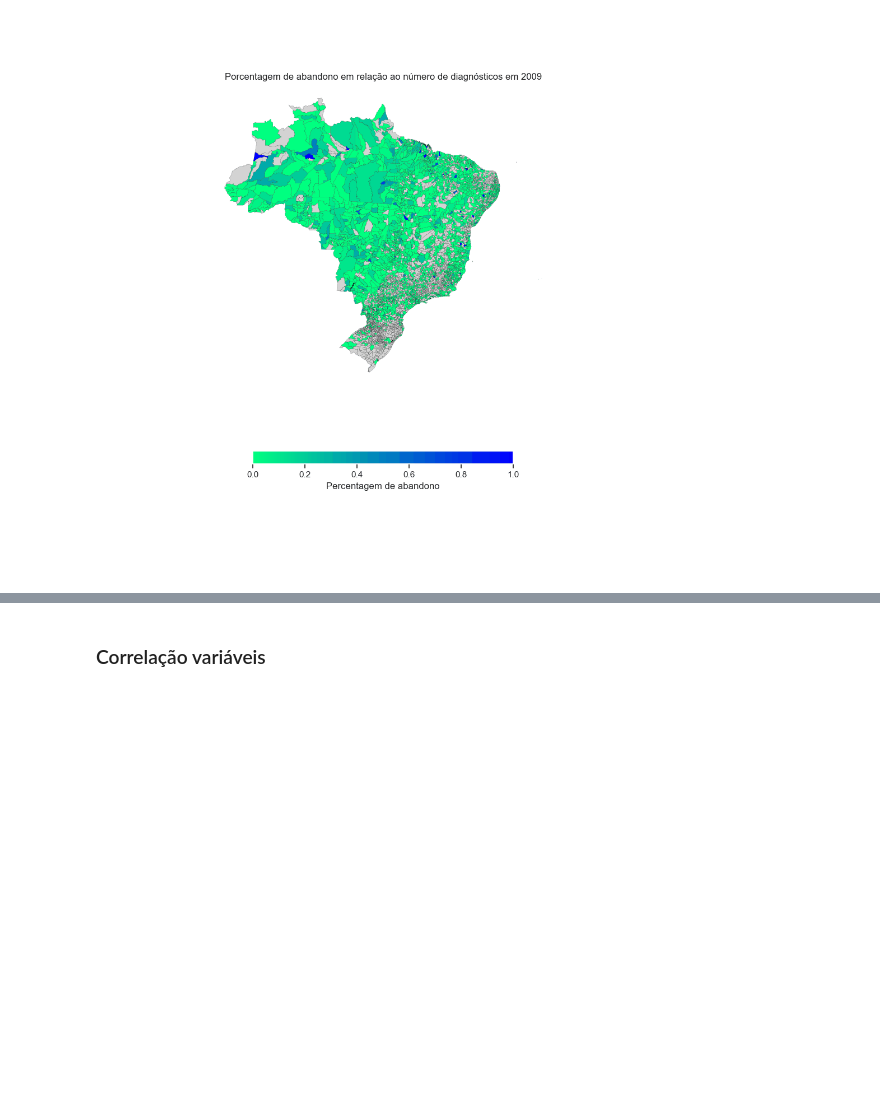
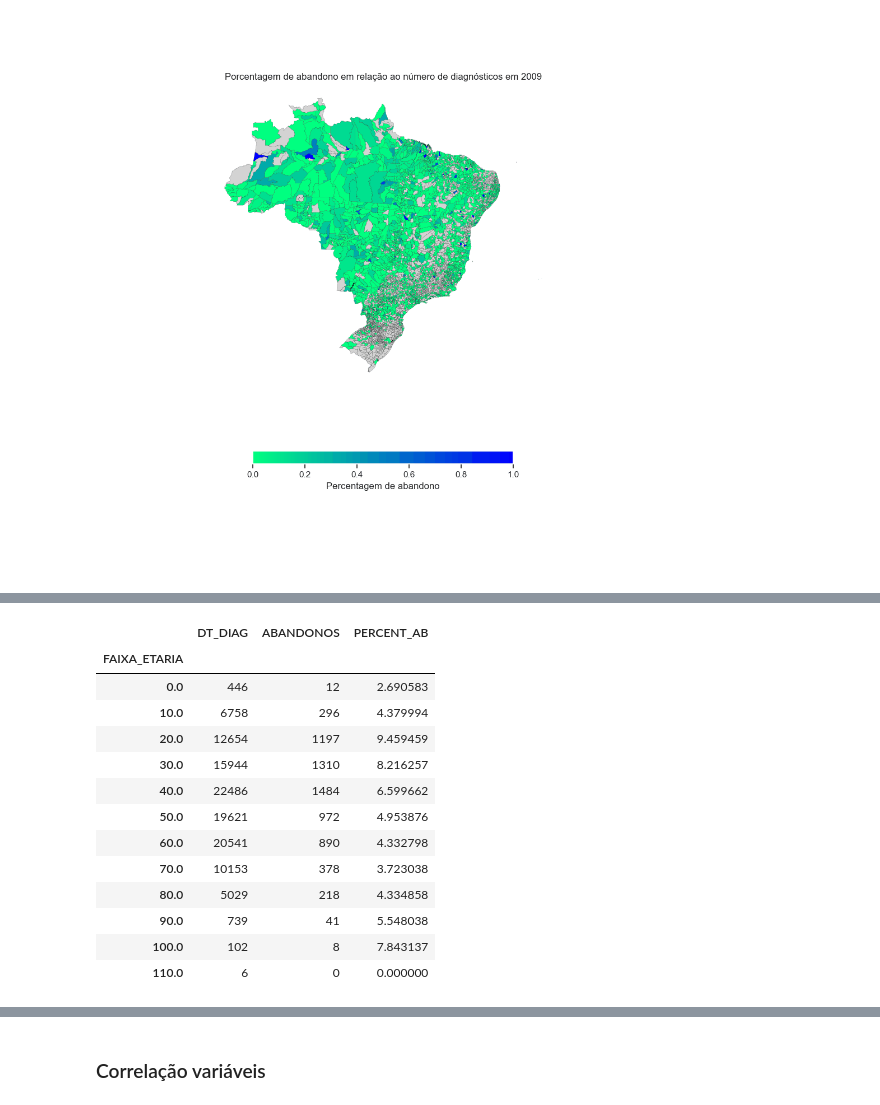
Before and after one commit to datasci4health/projects2023, a Jupyter notebook: hans_project/notebooks/EDA_Hans.ipynb, the cells around one changed output, grey strips where cells are left out. Saved outputs shown, nothing was run; the diff lists cells and outputs as text; code cells hidden in the pictures; blank space fills up the shorter version.

```diff
--- a/hans_project/notebooks/EDA_Hans.ipynb
+++ b/hans_project/notebooks/EDA_Hans.ipynb
@@ -501,13 +502,29 @@ plt.savefig('../assets/graficos/graficos_ab_sexo.png')
 # %%
 df_hans['IDADE'] = df_hans['NU_ANO'] - df_hans['ANO_NASC']
 df_hans['FAIXA_ETARIA'] = np.round(df_hans['IDADE']/10)*10
 gp_idade = df_hans.groupby(["FAIXA_ETARIA"], group_keys=False)
 # Conta o número de abandonos
 count_ab = gp_idade['TPALTA_N'].apply(lambda x: (x==7).sum())
 # Conta o número de diagnósticos
 count_diag = gp_idade['DT_DIAG'].count()
 
 count_df = pd.DataFrame(count_diag)
 count_df["ABANDONOS"] = count_ab
 count_df["PERCENT_AB"] = (count_ab/count_diag)*100
+count_df
+# %% [output]
+|  | DT_DIAG | ABANDONOS | PERCENT_AB |
+| FAIXA_ETARIA |  |  |  |
+| 0.0 | 446 | 12 | 2.690583 |
+| 10.0 | 6758 | 296 | 4.379994 |
+| 20.0 | 12654 | 1197 | 9.459459 |
+| 30.0 | 15944 | 1310 | 8.216257 |
+| 40.0 | 22486 | 1484 | 6.599662 |
+| 50.0 | 19621 | 972 | 4.953876 |
+| 60.0 | 20541 | 890 | 4.332798 |
+| 70.0 | 10153 | 378 | 3.723038 |
+| 80.0 | 5029 | 218 | 4.334858 |
+| 90.0 | 739 | 41 | 5.548038 |
+| 100.0 | 102 | 8 | 7.843137 |
+| 110.0 | 6 | 0 | 0.000000 |
 # %%
```
Also changed, not shown: parts of 12 cells of this notebook, 12 other files.
